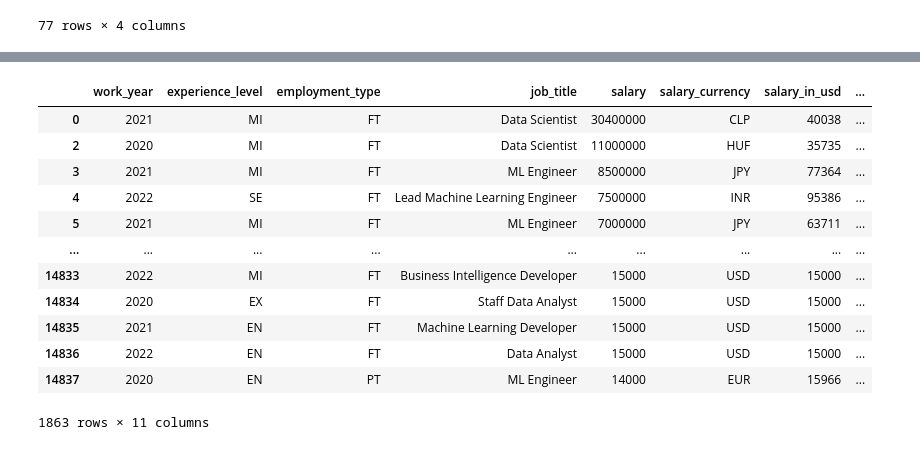
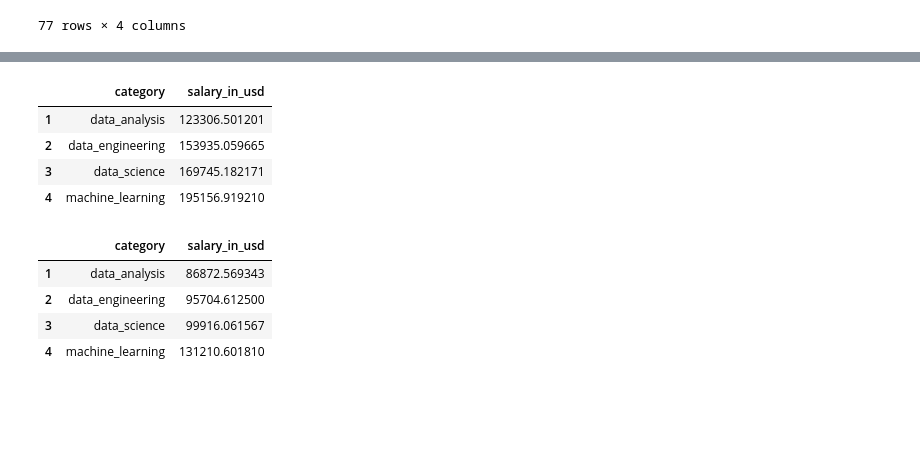
Before and after one commit to Starkilled1/Data-Salaries-2023-2024-analysis, a Jupyter notebook: Javier.ipynb, the cells around one changed output, grey strips where cells are left out. Drawn from its saved outputs; the diff is of its cells as text; code cells hidden in the pictures; blank space fills up the shorter version.

```diff
--- a/Javier.ipynb
+++ b/Javier.ipynb
@@ -236,22 +234,35 @@ map_plot_1
 # %% [output]
 [interactive output not drawn]
 # %%
+# Split Us salaries from the rest of the world
 us_salary_df = country_salaries_df[country_salaries_df['company_location'] == 'US']
 
 not_us_salary_df = country_salaries_df[country_salaries_df['company_location'] != 'US']
-
-not_us_salary_df
-# %% [output]
-|  | work_year | experience_level | employment_type | job_title | salary | salary_currency | salary_in_usd | ... |
-| 0 | 2021 | MI | FT | Data Scientist | 30400000 | CLP | 40038 | ... |
-| 2 | 2020 | MI | FT | Data Scientist | 11000000 | HUF | 35735 | ... |
-| 3 | 2021 | MI | FT | ML Engineer | 8500000 | JPY | 77364 | ... |
-| 4 | 2022 | SE | FT | Lead Machine Learning Engineer | 7500000 | INR | 95386 | ... |
-| 5 | 2021 | MI | FT | ML Engineer | 7000000 | JPY | 63711 | ... |
-| ... | ... | ... | ... | ... | ... | ... | ... | ... |
-| 14833 | 2022 | MI | FT | Business Intelligence Developer | 15000 | USD | 15000 | ... |
-| 14834 | 2020 | EX | FT | Staff Data Analyst | 15000 | USD | 15000 | ... |
-| 14835 | 2021 | EN | FT | Machine Learning Developer | 15000 | USD | 15000 | ... |
-| 14836 | 2022 | EN | FT | Data Analyst | 15000 | USD | 15000 | ... |
-| 14837 | 2020 | EN | PT | ML Engineer | 14000 | EUR | 15966 | ... |
-1863 rows × 11 columns
+# %%
+mean_salary_us = us_salary_df.groupby('category')['salary_in_usd'].mean().reset_index()
+
+# Eliminate the mean of salaries of jobtitles that are too specific and we keep the 4 main categories
+
+mean_salary_us = mean_salary_us[mean_salary_us['category'] != 'Too specific title']
+
+mean_salary_us
+# %% [output]
+|  | category | salary_in_usd |
+| 1 | data_analysis | 123306.501201 |
+| 2 | data_engineering | 153935.059665 |
+| 3 | data_science | 169745.182171 |
+| 4 | machine_learning | 195156.919210 |
+# %%
+mean_salary_not_us = not_us_salary_df.groupby('category')['salary_in_usd'].mean().reset_index()
+
+# Eliminate the mean of salaries of jobtitles that are too specific and we keep the 4 main categories
+
+mean_salary_not_us = mean_salary_not_us[mean_salary_not_us['category'] != 'Too specific title']
+
+mean_salary_not_us
+# %% [output]
+|  | category | salary_in_usd |
+| 1 | data_analysis | 86872.569343 |
+| 2 | data_engineering | 95704.612500 |
+| 3 | data_science | 99916.061567 |
+| 4 | machine_learning | 131210.601810 |
```
Also changed, not shown: parts of 3 cells of this notebook, 1 other file.
